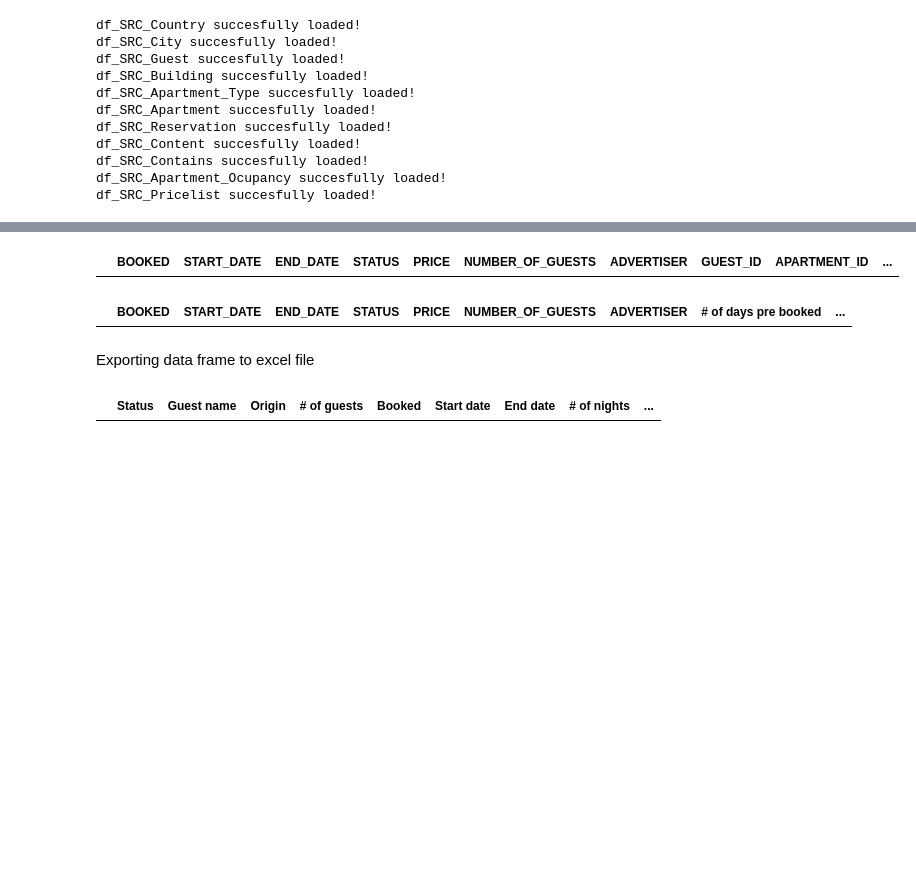
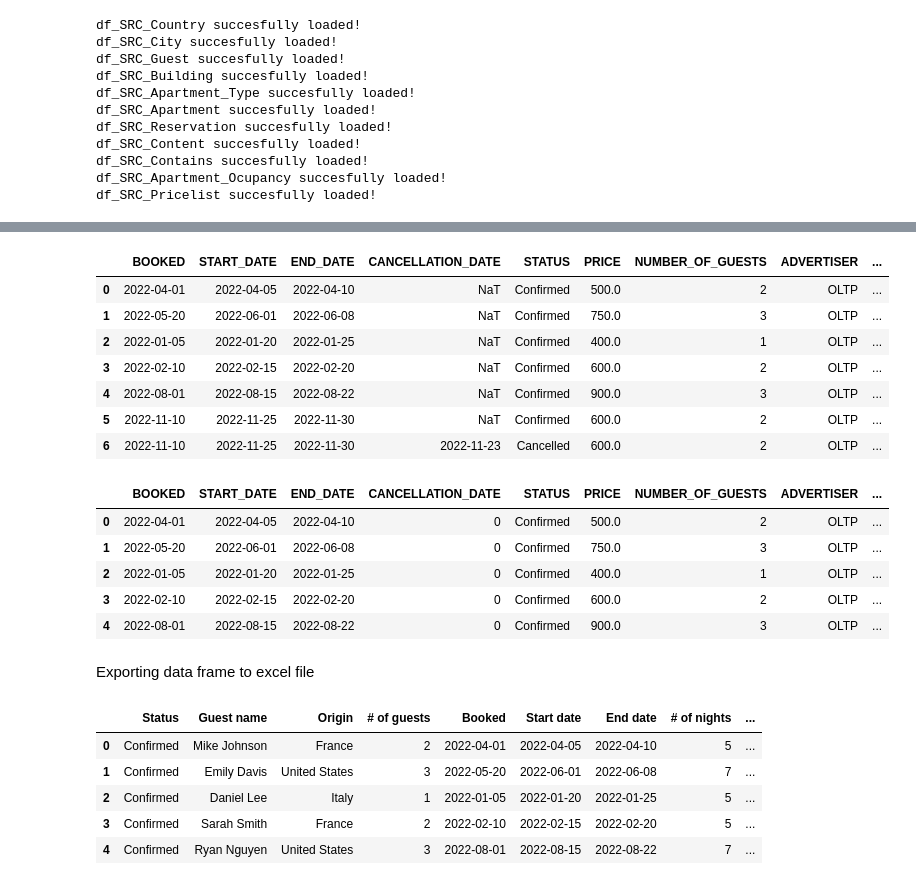
Before and after one commit to mileni98/data-warehouse, a Jupyter notebook: preprocessing/prep_oltp.ipynb, the cells around one changed output, grey strips where cells are left out. Saved outputs shown, nothing was run; the diff lists cells and outputs as text; code cells hidden in the pictures; blank space fills up the shorter version.

Commit message:
feat: added cancelation dates for preprocessing

```diff
--- a/preprocessing/prep_oltp.ipynb
+++ b/preprocessing/prep_oltp.ipynb
@@ -89,29 +109,47 @@ df_apartment_contains.head()
 # %%
 df_reservation = df_SRC_Reservation.copy()
 
 df_reservation["START_DATE"] = pd.to_datetime(df_reservation["START_DATE"])
 df_reservation["END_DATE"] = pd.to_datetime(df_reservation["END_DATE"])
 df_reservation["BOOKED"] = pd.to_datetime(df_reservation["BOOKED"])
 
 df_reservation.drop(columns = ["RESERVIATION_ID", "PAYMENT_METHOD"], inplace = True)
 
 df_reservation["# of days pre booked"] = (df_reservation["START_DATE"] - df_reservation["BOOKED"]).dt.days
 df_reservation["# of nights"] = (df_reservation["END_DATE"] - df_reservation["START_DATE"]).dt.days
 
+#df_reservation["CANCELLATION_DATE"] = df_reservation["CANCELLATION_DATE"].fillna(0)
+df_reservation["# of days cancel"] = 0
+
+#df_reservation.loc[df_reservation['CANCELLATION_DATE'] != NaT, '# of days cancel'] = ((df_reservation['START_DATE']) - pd.to_datetime(df_reservation['CANCELLATION_DATE'])).dt.days
+df_reservation['cancel_to_start_diff'] = df_reservation.apply(lambda row: (row['START_DATE'] - row['CANCELLATION_DATE']).days if not pd.isnull(row['CANCELLATION_DATE']) else pd.NaT, axis=1)
+
 df_reservation["Tax"] = df_reservation["NUMBER_OF_GUESTS"] * df_reservation["# of nights"]
 df_reservation["Earnings after Tax"] = df_reservation["PRICE"] - df_reservation["Tax"]
 
 df_reservation["ADVERTISER"] = "OLTP"
-df_reservation.head()
+df_reservation.head(7)
 # %% [output]
-|  | BOOKED | START_DATE | END_DATE | STATUS | PRICE | NUMBER_OF_GUESTS | ADVERTISER | GUEST_ID | APARTMENT_ID | ... |
+|  | BOOKED | START_DATE | END_DATE | CANCELLATION_DATE | STATUS | PRICE | NUMBER_OF_GUESTS | ADVERTISER | ... |
+| 0 | 2022-04-01 | 2022-04-05 | 2022-04-10 | NaT | Confirmed | 500.0 | 2 | OLTP | ... |
+| 1 | 2022-05-20 | 2022-06-01 | 2022-06-08 | NaT | Confirmed | 750.0 | 3 | OLTP | ... |
+| 2 | 2022-01-05 | 2022-01-20 | 2022-01-25 | NaT | Confirmed | 400.0 | 1 | OLTP | ... |
+| 3 | 2022-02-10 | 2022-02-15 | 2022-02-20 | NaT | Confirmed | 600.0 | 2 | OLTP | ... |
+| 4 | 2022-08-01 | 2022-08-15 | 2022-08-22 | NaT | Confirmed | 900.0 | 3 | OLTP | ... |
+| 5 | 2022-11-10 | 2022-11-25 | 2022-11-30 | NaT | Confirmed | 600.0 | 2 | OLTP | ... |
+| 6 | 2022-11-10 | 2022-11-25 | 2022-11-30 | 2022-11-23 | Cancelled | 600.0 | 2 | OLTP | ... |
 # %%
 df_reservation_guest = pd.merge(df_reservation, df_guest_country, on = "GUEST_ID", how = 'left')
 
 df_merged = pd.merge(df_reservation_guest, df_apartment_contains, on = "APARTMENT_ID", how = 'left')
 df_merged.head()
 # %% [output]
-|  | BOOKED | START_DATE | END_DATE | STATUS | PRICE | NUMBER_OF_GUESTS | ADVERTISER | # of days pre booked | ... |
+|  | BOOKED | START_DATE | END_DATE | CANCELLATION_DATE | STATUS | PRICE | NUMBER_OF_GUESTS | ADVERTISER | ... |
+| 0 | 2022-04-01 | 2022-04-05 | 2022-04-10 | 0 | Confirmed | 500.0 | 2 | OLTP | ... |
+| 1 | 2022-05-20 | 2022-06-01 | 2022-06-08 | 0 | Confirmed | 750.0 | 3 | OLTP | ... |
+| 2 | 2022-01-05 | 2022-01-20 | 2022-01-25 | 0 | Confirmed | 400.0 | 1 | OLTP | ... |
+| 3 | 2022-02-10 | 2022-02-15 | 2022-02-20 | 0 | Confirmed | 600.0 | 2 | OLTP | ... |
+| 4 | 2022-08-01 | 2022-08-15 | 2022-08-22 | 0 | Confirmed | 900.0 | 3 | OLTP | ... |
 # %%
 df_merged.rename(columns = {"COUNTRY_NAME": "Origin", "GUEST_NAME": "Guest name", "STATUS" : "Status", "NUMBER_OF_GUESTS" : "# of guests", "BOOKED" : "Booked", "START_DATE" : "Start date",
                             "END_DATE" : "End date", "ADVERTISER" : "Advertiser", "PRICE" : "Earnings", "APARTMENT_NAME" : "Listing name", "CONTENT_QUANTITY": "# of beds"}, inplace = True)
@@ -126,3 +164,8 @@ df.to_excel(exportPath + "Final_Oltp.xlsx")
 df.head()
 # %% [output]
 |  | Status | Guest name | Origin | # of guests | Booked | Start date | End date | # of nights | ... |
+| 0 | Confirmed | Mike Johnson | France | 2 | 2022-04-01 | 2022-04-05 | 2022-04-10 | 5 | ... |
+| 1 | Confirmed | Emily Davis | United States | 3 | 2022-05-20 | 2022-06-01 | 2022-06-08 | 7 | ... |
+| 2 | Confirmed | Daniel Lee | Italy | 1 | 2022-01-05 | 2022-01-20 | 2022-01-25 | 5 | ... |
+| 3 | Confirmed | Sarah Smith | France | 2 | 2022-02-10 | 2022-02-15 | 2022-02-20 | 5 | ... |
+| 4 | Confirmed | Ryan Nguyen | United States | 3 | 2022-08-01 | 2022-08-15 | 2022-08-22 | 7 | ... |
```
Also changed, not shown: parts of 3 cells of this notebook, 8 other files.
